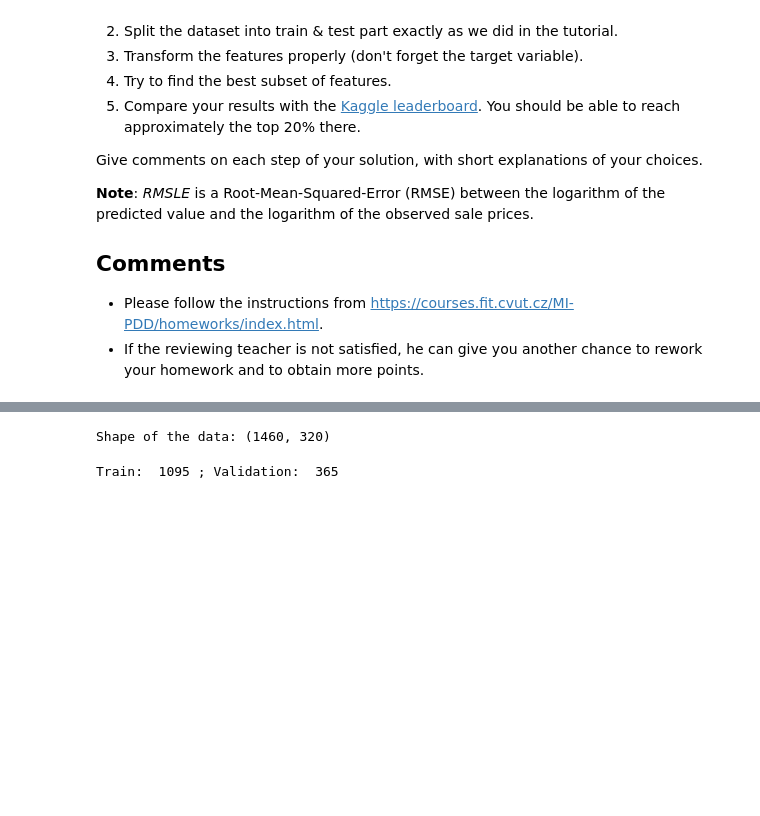
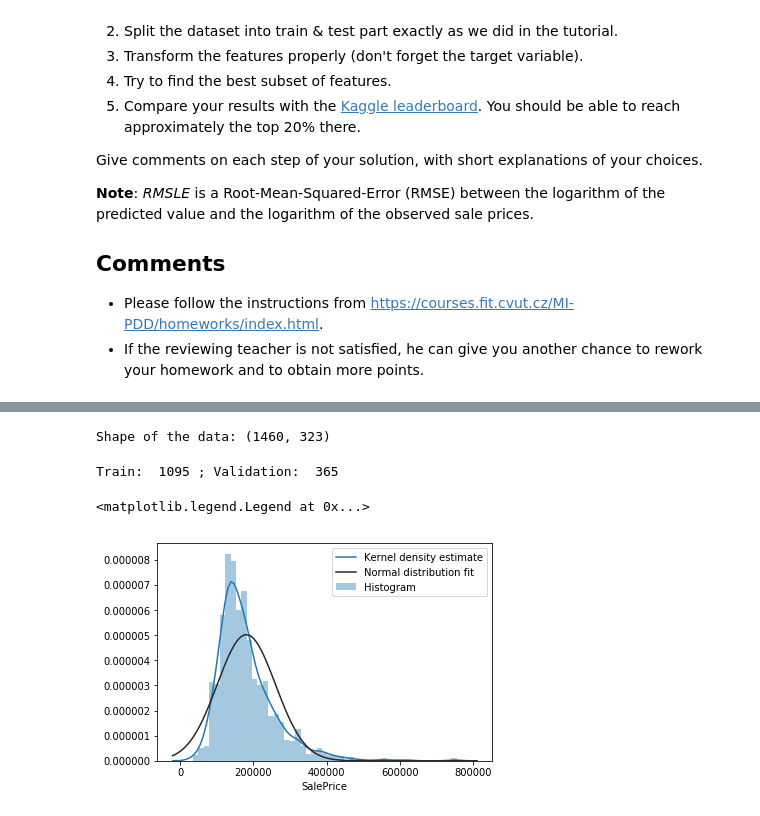
Before and after one commit to martilad/MI-PDD2018_tasks, a Jupyter notebook: 03/homework_03_B181.ipynb, the cells around one changed output, grey strips where cells are left out. Cells and saved outputs as stored; diff of their text form; code cells hidden in the pictures; blank space fills up the shorter version.

```diff
--- a/03/homework_03_B181.ipynb
+++ b/03/homework_03_B181.ipynb
@@ -78,15 +101,18 @@ df = pd.get_dummies(df)
 # Union all numbers datatype
 df[df.select_dtypes(['float16', 'float64', 'int64']).columns] = \
 df[df.select_dtypes(['float16', 'float64', 'int64']).columns].astype('float64')
-# %%
-for column in df.filter(regex='Area|SF', axis=1).columns:  # SF - square foot which means area
-    df['Has' + column] = (df[column] > 0).replace({True: 1, False: 0}).astype('uint8')
-    df['Sqrt' + column] = np.sqrt(df[column])
-
-print('Shape of the data:', df.shape)
-# %% [output]
-Shape of the data: (1460, 320)
 # %%
 # Remove constant features
 df = df[df.columns[df.min() != df.max()]]
+# %%
+# I calculate the basement area of the first and second floors.
+df['TotalSF'] = df['TotalBsmtSF'] + df['1stFlrSF'] + df['2ndFlrSF']
+# Count sqrt from area features.
+for column in df.filter(regex='Area|SF', axis=1).columns:  # SF - square foot which means area
+    df['Has' + column] = (df[column] > 0).replace({True: 1, False: 0}).astype('uint8')
+    df['Sqrt' + column] = np.sqrt(df[column])
+
+print('Shape of the data:', df.shape)
+# %% [output]
+Shape of the data: (1460, 323)
 # %%
@@ -97,2 +124,16 @@ print('Train: ', len(dt), '; Validation: ', len(dv))
 # %% [output]
 Train:  1095 ; Validation:  365
+# %%
+# Distribution of the target varaible
+sns.distplot(df.SalePrice,
+             fit=stats.norm,  # It should be fitted by the normal distribution
+             hist_kws = {'label': 'Histogram'},
+             kde_kws = {'label': 'Kernel density estimate'},
+             fit_kws = {'label': 'Normal distribution fit'},
+            )
+
+plt.legend()
+# observe the transformed distribution
+# %% [output]
+<matplotlib.legend.Legend at 0x...>
+[figure, added]
```
Also changed, not shown: parts of 34 cells of this notebook, 1 other file.
